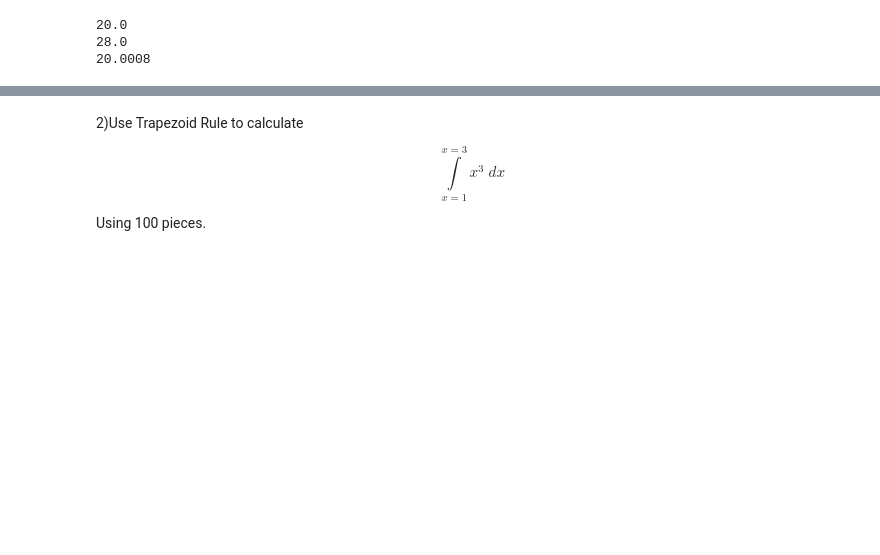
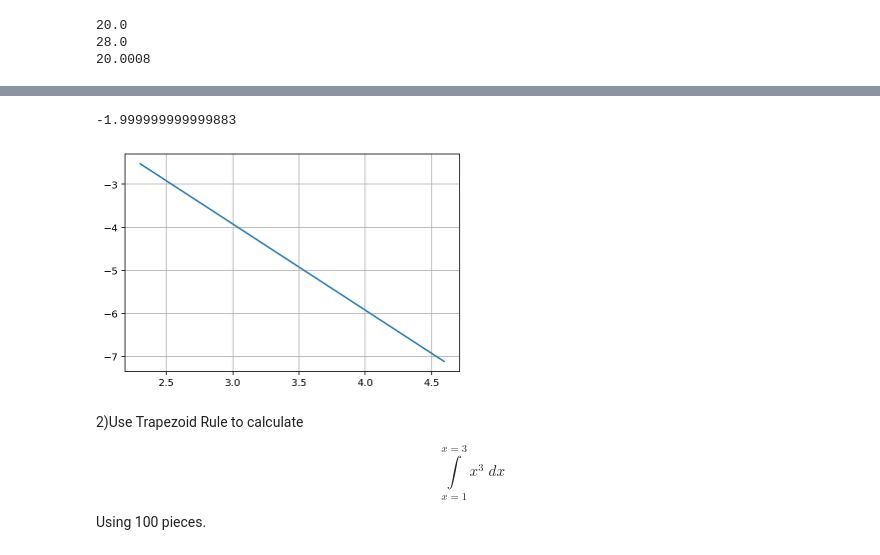
Before and after one commit to MUIC-Numerical-Methods-2018/Exercise-3, a Jupyter notebook: 03 Interpolation and Integration.ipynb, the cells around one changed output, grey strips where cells are left out. Drawn from its saved outputs; the diff is of its cells as text; code cells hidden in the pictures; blank space fills up the shorter version.

```diff
--- a/03 Interpolation and Integration.ipynb
+++ b/03 Interpolation and Integration.ipynb
@@ -183,3 +202,16 @@ print(trapezoid(f, 1, 3, 100))
+# %%
+# plot(log n vs log of errror) slope is -alpha
+
+log_ns = np.log(ns)
+log_errors = np.log(errors)
+
+plt.plot(log_ns, log_errors)
+plt.grid()
+
+(log_errors[-1] - log_errors[0])/(log_ns[-1] - log_ns[0])
+# %% [output]
+-1.999999999999883
+[figure, added]
 # %% [markdown]
 2)Use Trapezoid Rule to calculate
 
```
Also changed, not shown: parts of 5 cells of this notebook.
